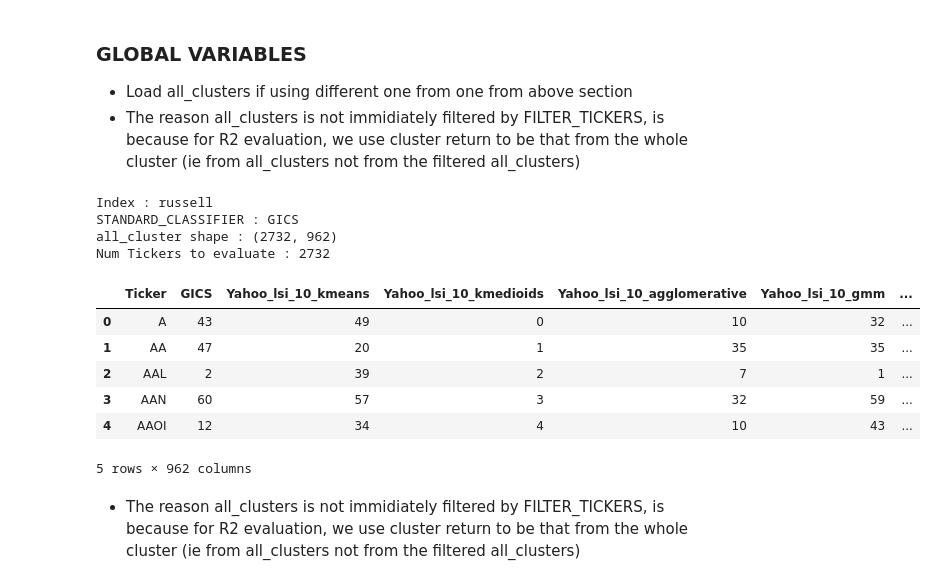
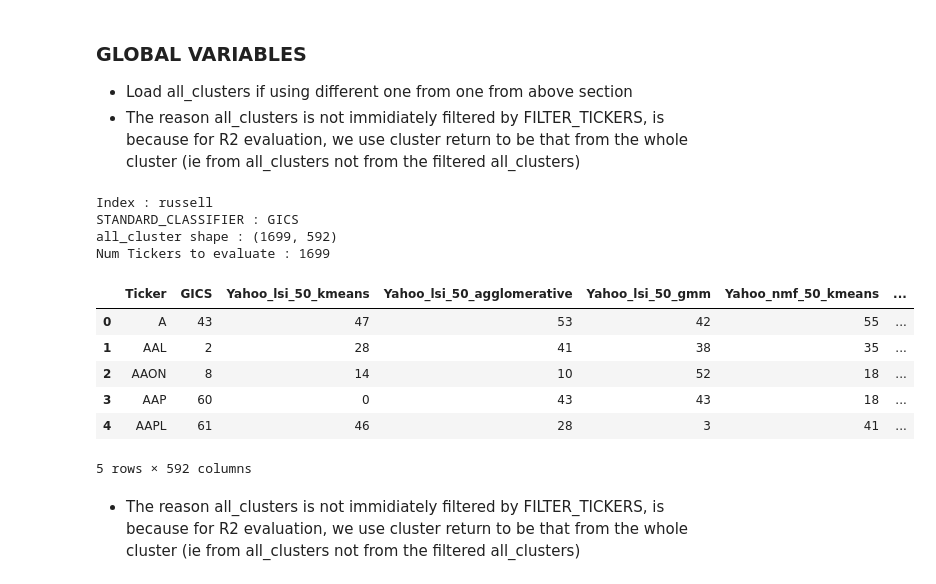
Before and after one commit to Sivalavida/Text-based-Industry-Classification, a Jupyter notebook: Text-based Industry Classification.ipynb, the cells around one changed output. Cells and saved outputs as stored; diff of their text form; code cells hidden in the pictures.

```diff
--- a/Text-based Industry Classification.ipynb
+++ b/Text-based Industry Classification.ipynb
@@ -796,12 +782,12 @@ def filter_common_tickers(df_list):
 # %% [markdown]
 ##### Russell Filtering
 # %%
-# RUSSELL_DESC_SRC_NAMES = ['Yahoo', '10K2020', '10K2015', 'Wiki', 'Business Insider', 'Morning Star', 'Reuters', 'Reuters India', 'Bloomberg']
-# RUSSELL_DESC_DFS = [russell_desc_yahoo_df, russell_desc_10K2020_df, russell_desc_10K2015_df, russell_desc_wiki_df,
-#                     russell_desc_bi_df, russell_desc_ms_df, russell_desc_reuters_df, russell_desc_ri_df, russell_desc_bloomberg_df]
+RUSSELL_DESC_SRC_NAMES = ['Yahoo', '10K2020', '10K2015', 'Wiki', 'Business Insider', 'Morning Star', 'Reuters', 'Reuters India', 'Bloomberg']
+RUSSELL_DESC_DFS = [russell_desc_yahoo_df, russell_desc_10K2020_df, russell_desc_10K2015_df, russell_desc_wiki_df,
+                    russell_desc_bi_df, russell_desc_ms_df, russell_desc_reuters_df, russell_desc_ri_df, russell_desc_bloomberg_df]
 
-RUSSELL_DESC_SRC_NAMES = ['Yahoo', '10K2020']
-RUSSELL_DESC_DFS = [russell_desc_yahoo_df, russell_desc_10K2020_df]
+# RUSSELL_DESC_SRC_NAMES = ['Yahoo', '10K2020']
+# RUSSELL_DESC_DFS = [russell_desc_yahoo_df, russell_desc_10K2020_df]
 RUSSELL_DESC_DFS = filter_common_tickers(RUSSELL_DESC_DFS)
 # %% [markdown]
 ##### Snp Filtering
@@ -1785,7 +1772,7 @@ DTM_0 Shape : (1699, 6193)
 # %%
 # Set models to to use
 
-TOPIC_MODELS = ['lsi', 'pca'] #, 'lda', 'nmf'
+TOPIC_MODELS = ['lsi', 'lda', 'nmf', 'pca'] #
 
 def get_topic_model(name, num_topics):
     MODEL_DICT = {
@@ -1796,14 +1783,13 @@ def get_topic_model(name, num_topics):
     }
     return MODEL_DICT.get(name, None)
 
-TOPIC_RANGE = range(50,451,50) # range(50,1201,50) #range(10,251,10)
-
+TOPIC_RANGE = range(50,1201,50) #range(50,451,50) #  #range(10,251,10)
 
 CLUSTERING_MODELS = {
     'kmeans' : kmeans_cluster,
 #     'kmedioids' : kmedioids_cluster,
     'agglomerative' : agglomerative_cluster,
-#     'gmm' : gmm_cluster
+    'gmm' : gmm_cluster
 }
 # %%
 std_class_df = pd.DataFrame(DESC_DFS[0][STANDARD_CLASSIFIER].cat.codes, columns=[STANDARD_CLASSIFIER])
@@ -1858,3 +1900,5 @@ Topic Model : pca [Prepare time : 0:00:10]
+# %%
+all_clusters = pd.concat(cluster_dfs_list, axis=1)
 # %% [markdown]
 - GMM takes much longer than other clustering algos
 - LDA and NMF take much longer than other topic modelling techniques
@@ -1940,33 +1952,33 @@ def smart_save(data, folder, word1, word2):
 - The reason all_clusters is not immidiately filtered by FILTER_TICKERS, is because for R2 evaluation, we use cluster return to be that from the whole cluster (ie from all_clusters not from the filtered all_clusters)
 # %%
 # GLOBAL VARIABLES - EVALUATION
-all_clusters = pd.read_csv('data_out/all_clusters/clusters_russell_2_raw.csv')
+# all_clusters = pd.read_csv('data_out/all_clusters/clusters_russell_2_raw.csv')
 
 # Reset Global Variables if all_clusters loaded from csv (dont need to set if already set in first section)
 # Set FILTER_TICKER to a list of tickers to filter all_clusters by and generate results by filtering to another INDEX (eg Snp or Russell2)
 # if not filtering set to None
 FILTER_TICKERS = None #list(RUSSELL2_DESC_DFS[0].Ticker.values) #list(SNP_DESC_DFS[0].Ticker.values), list(RUSSELL2_DESC_DFS[0].Ticker), None
 # INDEX = 'russell2' #'snp', 'russell2'
 STANDARD_CLASSIFIER = 'GICS' #GICS, Sector, SubIndustry
 
 num_tickers = len(FILTER_TICKERS) if FILTER_TICKERS else len(all_clusters)
 print('Index : %s' % INDEX)
 print('STANDARD_CLASSIFIER : %s' % STANDARD_CLASSIFIER)
 print('all_cluster shape : %s' % str(all_clusters.shape))
 print('Num Tickers to evaluate : %d' % num_tickers)
 display(all_clusters.head())
 # %% [output]
 Index : russell
 STANDARD_CLASSIFIER : GICS
-all_cluster shape : (2732, 962)
-Num Tickers to evaluate : 2732
+all_cluster shape : (1699, 592)
+Num Tickers to evaluate : 1699
-|  | Ticker | GICS | Yahoo_lsi_10_kmeans | Yahoo_lsi_10_kmedioids | Yahoo_lsi_10_agglomerative | Yahoo_lsi_10_gmm | ... |
-| 0 | A | 43 | 49 | 0 | 10 | 32 | ... |
-| 1 | AA | 47 | 20 | 1 | 35 | 35 | ... |
-| 2 | AAL | 2 | 39 | 2 | 7 | 1 | ... |
-| 3 | AAN | 60 | 57 | 3 | 32 | 59 | ... |
-| 4 | AAOI | 12 | 34 | 4 | 10 | 43 | ... |
+|  | Ticker | GICS | Yahoo_lsi_50_kmeans | Yahoo_lsi_50_agglomerative | Yahoo_lsi_50_gmm | Yahoo_nmf_50_kmeans | ... |
+| 0 | A | 43 | 47 | 53 | 42 | 55 | ... |
+| 1 | AAL | 2 | 28 | 41 | 38 | 35 | ... |
+| 2 | AAON | 8 | 14 | 10 | 52 | 18 | ... |
+| 3 | AAP | 60 | 0 | 43 | 43 | 18 | ... |
+| 4 | AAPL | 61 | 46 | 28 | 3 | 41 | ... |
-5 rows × 962 columns
+5 rows × 592 columns
 # %% [markdown]
 - The reason all_clusters is not immidiately filtered by FILTER_TICKERS, is because for R2 evaluation, we use cluster return to be that from the whole cluster (ie from all_clusters not from the filtered all_clusters)
 # %% [markdown]
```
Also changed, not shown: parts of 25 cells of this notebook, 3 other files.
